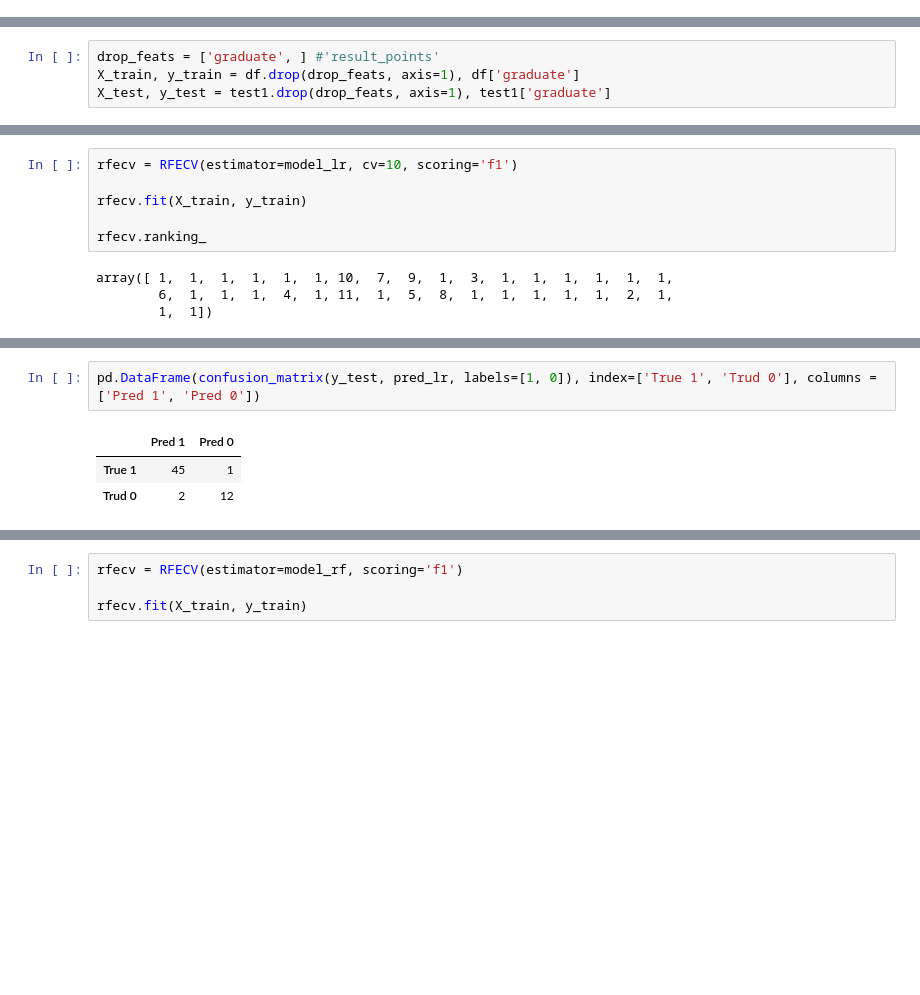
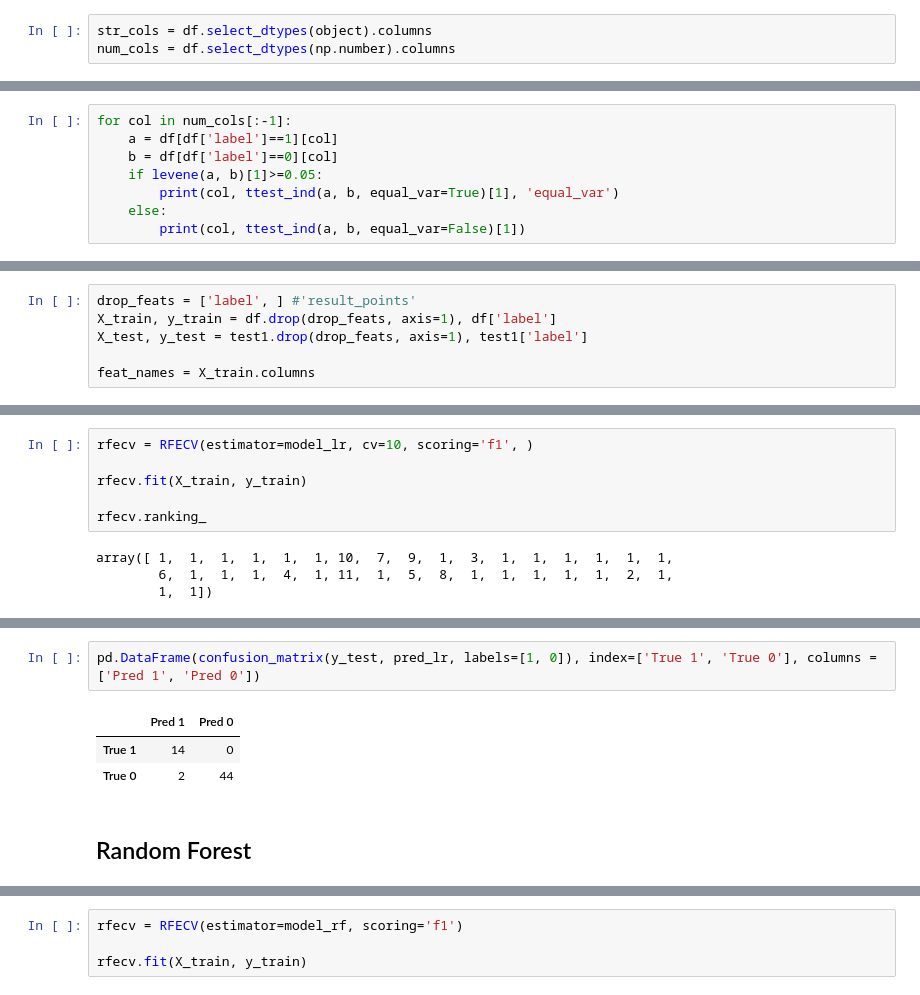
Before and after one commit to ywkim92/Students-Dropout-Prediction, a Jupyter notebook: student_dropout_prediction.ipynb, the cells around one changed output, grey strips where cells are left out. Drawn from its saved outputs; the diff is of its cells as text; blank space fills up the shorter version.

Commit message:
test: Add EDA code

```diff
--- a/student_dropout_prediction.ipynb
+++ b/student_dropout_prediction.ipynb
@@ -69 +71,4 @@ dtype: int64
+# %%
+str_cols = df.select_dtypes(object).columns
+num_cols = df.select_dtypes(np.number).columns
 # %%
@@ -76,0 +80,8 @@ project_grade ['0' 'A' 'B' 'C' 'D' 'E' 'FX']
+# %%
+for col in num_cols[:-1]:
+    a = df[df['label']==1][col]
+    b = df[df['label']==0][col]
+    if levene(a, b)[1]>=0.05:
+        print(col, ttest_ind(a, b, equal_var=True)[1], 'equal_var')
+    else:
+        print(col, ttest_ind(a, b, equal_var=False)[1])
@@ -101,7 +170,9 @@ for col in str_cols:
 # %%
-drop_feats = ['graduate', ] #'result_points'
-X_train, y_train = df.drop(drop_feats, axis=1), df['graduate']
-X_test, y_test = test1.drop(drop_feats, axis=1), test1['graduate']
+drop_feats = ['label', ] #'result_points'
+X_train, y_train = df.drop(drop_feats, axis=1), df['label']
+X_test, y_test = test1.drop(drop_feats, axis=1), test1['label']
+
+feat_names = X_train.columns
 # %%
 pf = PolynomialFeatures(interaction_only=True, include_bias=False, degree=2)
 pf.fit(X_train)
@@ -142,5 +219,5 @@ print(f1_score(y_test, pred_lr))
 # %%
-rfecv = RFECV(estimator=model_lr, cv=10, scoring='f1')
+rfecv = RFECV(estimator=model_lr, cv=10, scoring='f1', )
 
 rfecv.fit(X_train, y_train)
 
@@ -168,9 +249,11 @@ plt.barh( df.drop(drop_feats, axis=1).columns, model_lr.coef_[0])
 # %%
-pd.DataFrame(confusion_matrix(y_test, pred_lr, labels=[1, 0]), index=['True 1', 'Trud 0'], columns = ['Pred 1', 'Pred 0'])
+pd.DataFrame(confusion_matrix(y_test, pred_lr, labels=[1, 0]), index=['True 1', 'True 0'], columns = ['Pred 1', 'Pred 0'])
 # %% [output]
 |  | Pred 1 | Pred 0 |
-| True 1 | 45 | 1 |
-| Trud 0 | 2 | 12 |
+| True 1 | 14 | 0 |
+| True 0 | 2 | 44 |
+# %% [markdown]
+## Random Forest
 # %%
 model_rf = RandomForestClassifier(random_state=42)
 model_rf.fit(X_train, y_train)
```
Also changed, not shown: parts of 39 cells of this notebook.
